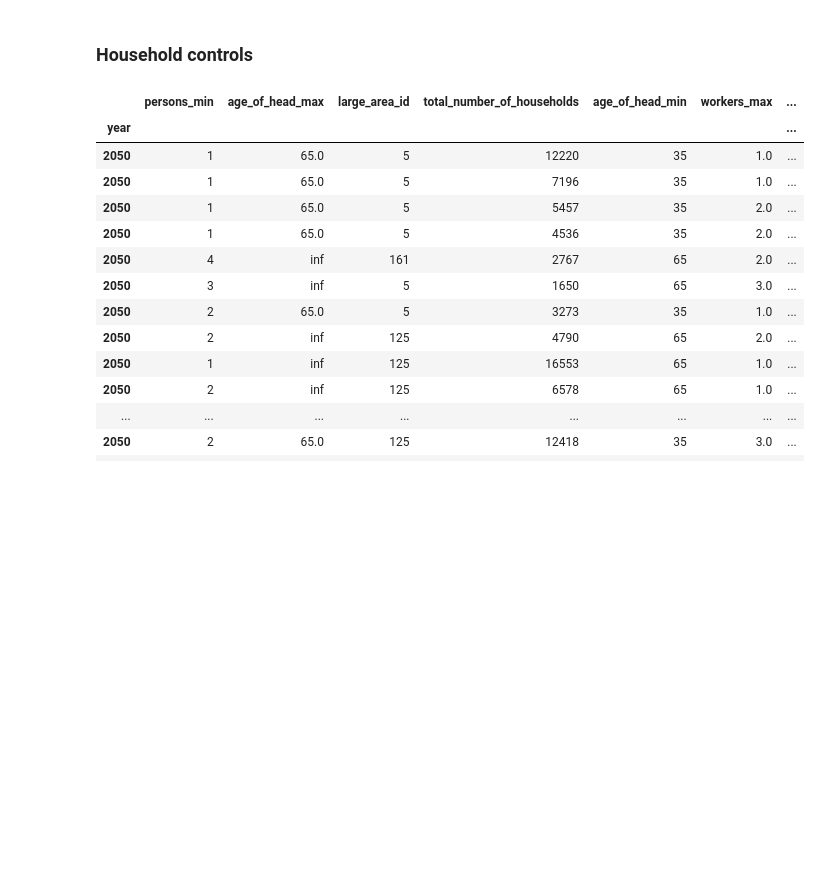
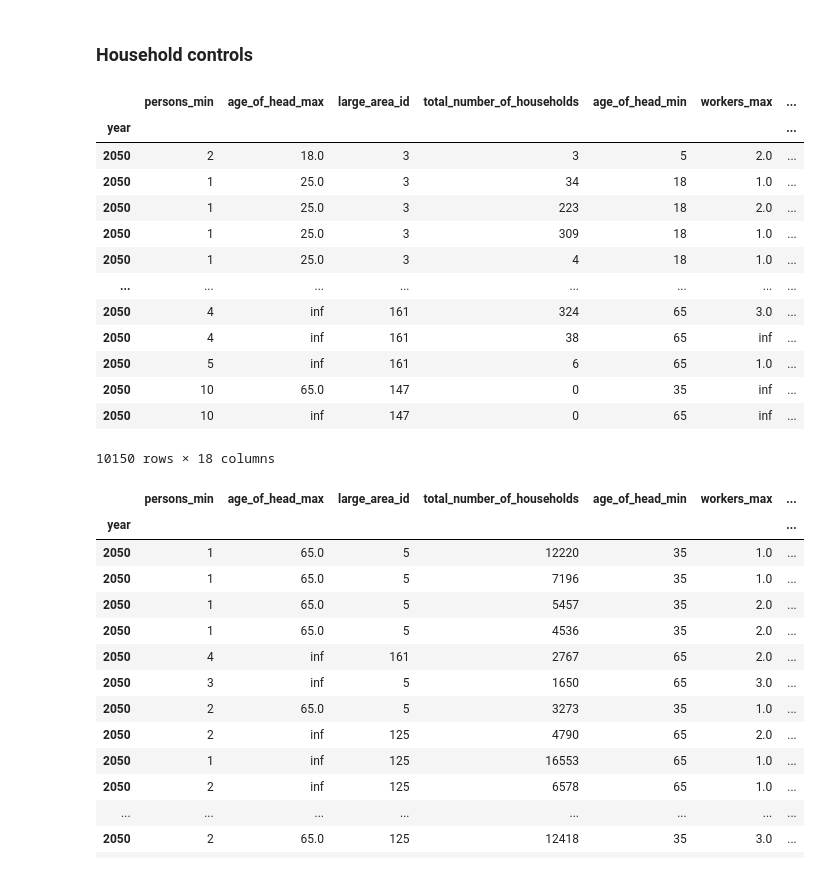
Before and after one commit to SEMCOG/semcog_urbansim, a Jupyter notebook: notebooks/model_analysis/model_output_analysis.ipynb, the cells around one changed output. Cells and saved outputs as stored; diff of their text form; code cells hidden in the pictures; blank space fills up the shorter version.

```diff
--- a/notebooks/model_analysis/model_output_analysis.ipynb
+++ b/notebooks/model_analysis/model_output_analysis.ipynb
@@ -128,6 +146,23 @@ region_simulated_hh_2050 = [filter_table(region_hh, region_ct_2050.iloc[i], 'tot
 # %%
 region_ct.loc[2050, 'region_simulated_hh_2050'] = pd.Series(region_simulated_hh_2050, index=region_ct_2050.index)
 # %%
-region_ct.loc[2050, 'abs_diff'] = (region_ct_2050.region_simulated_hh_2050 - region_ct_2050.total_number_of_households).abs()
-region_ct.loc[2050, 'ratio'] = region_ct_2050.region_simulated_hh_2050 / region_ct_2050.total_number_of_households
+region_ct.loc[2050, 'abs_diff'] = (region_ct.loc[2050, 'region_simulated_hh_2050']  - region_ct.loc[2050, 'total_number_of_households'] ).abs()
+region_ct.loc[2050, 'ratio'] = region_ct.loc[2050, 'region_simulated_hh_2050']  / region_ct.loc[2050, 'total_number_of_households']
+# %%
+region_ct.loc[2050]
+# %% [output]
+|  | persons_min | age_of_head_max | large_area_id | total_number_of_households | age_of_head_min | workers_max | ... |
+| year |  |  |  |  |  |  | ... |
+| 2050 | 2 | 18.0 | 3 | 3 | 5 | 2.0 | ... |
+| 2050 | 1 | 25.0 | 3 | 34 | 18 | 1.0 | ... |
+| 2050 | 1 | 25.0 | 3 | 223 | 18 | 2.0 | ... |
+| 2050 | 1 | 25.0 | 3 | 309 | 18 | 1.0 | ... |
+| 2050 | 1 | 25.0 | 3 | 4 | 18 | 1.0 | ... |
+| ... | ... | ... | ... | ... | ... | ... | ... |
+| 2050 | 4 | inf | 161 | 324 | 65 | 3.0 | ... |
+| 2050 | 4 | inf | 161 | 38 | 65 | inf | ... |
+| 2050 | 5 | inf | 161 | 6 | 65 | 1.0 | ... |
+| 2050 | 10 | 65.0 | 147 | 0 | 35 | inf | ... |
+| 2050 | 10 | inf | 147 | 0 | 65 | inf | ... |
+10150 rows × 18 columns
 # %%
```
Also changed, not shown: parts of 7 cells of this notebook, 2 other files.
